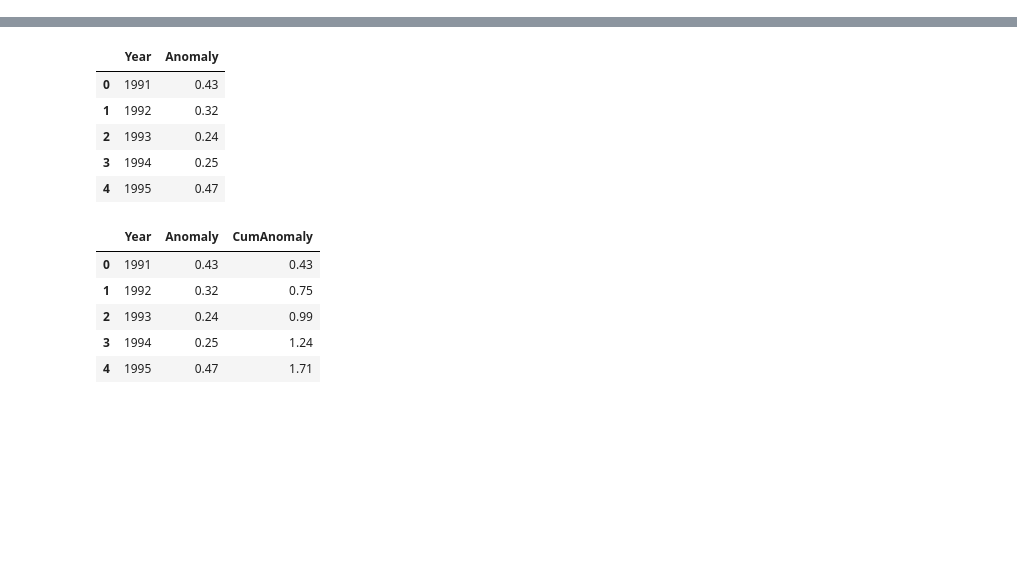
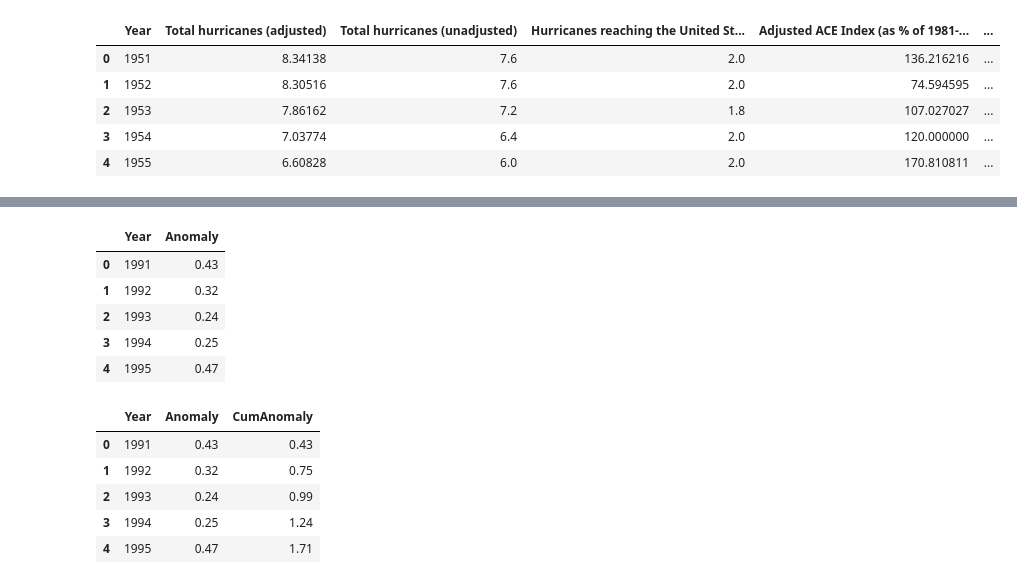
Before and after one commit to himalayahall/DATA608, a Jupyter notebook: Story 5/Story5.ipynb, the cells around one changed output, grey strips where cells are left out. Drawn from its saved outputs; the diff is of its cells as text; code cells hidden in the pictures; blank space fills up the shorter version.

```diff
--- a/Story 5/Story5.ipynb
+++ b/Story 5/Story5.ipynb
@@ -56,0 +11,3 @@ tropical_storms_usa_landfalls_df .head()
+# %%
+hurricanes_df = pd.read_csv('epa_hurricanes_in_north_atlantic.csv')
+hurricanes_df.head()
@@ -56,0 +25,3 @@ tropical_storms_usa_landfalls_df .head()
+# %%
+ace_df = pd.read_csv('epa_north_atlantic_tropical_cyclone_activity_accumulated_cyclone_energy_index.csv')
+ace_df.head()
@@ -56,0 +49,10 @@ tropical_storms_usa_landfalls_df .head()
+# %%
+merged_df = hurricanes_df.merge(ace_df, on='Year', how='inner').merge(pdi_df, on='Year', how='inner')
+merged_df.head()
+# %% [output]
+|  | Year | Total hurricanes (adjusted) | Total hurricanes (unadjusted) | Hurricanes reaching the United St... | Adjusted ACE Index (as % of 1981-... | ... |
+| 0 | 1951 | 8.34138 | 7.6 | 2.0 | 136.216216 | ... |
+| 1 | 1952 | 8.30516 | 7.6 | 2.0 | 74.594595 | ... |
+| 2 | 1953 | 7.86162 | 7.2 | 1.8 | 107.027027 | ... |
+| 3 | 1954 | 7.03774 | 6.4 | 2.0 | 120.000000 | ... |
+| 4 | 1955 | 6.60828 | 6.0 | 2.0 | 170.810811 | ... |
```
Also changed, not shown: parts of 26 cells of this notebook, 1 other file.
